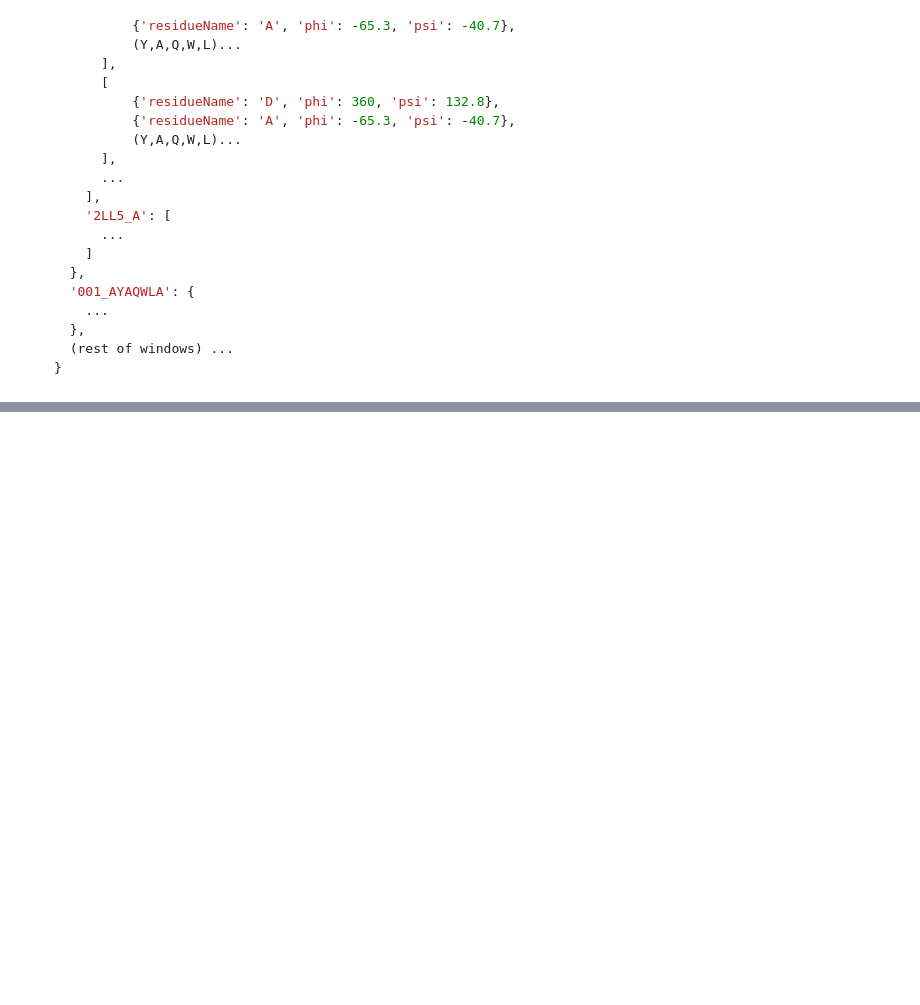
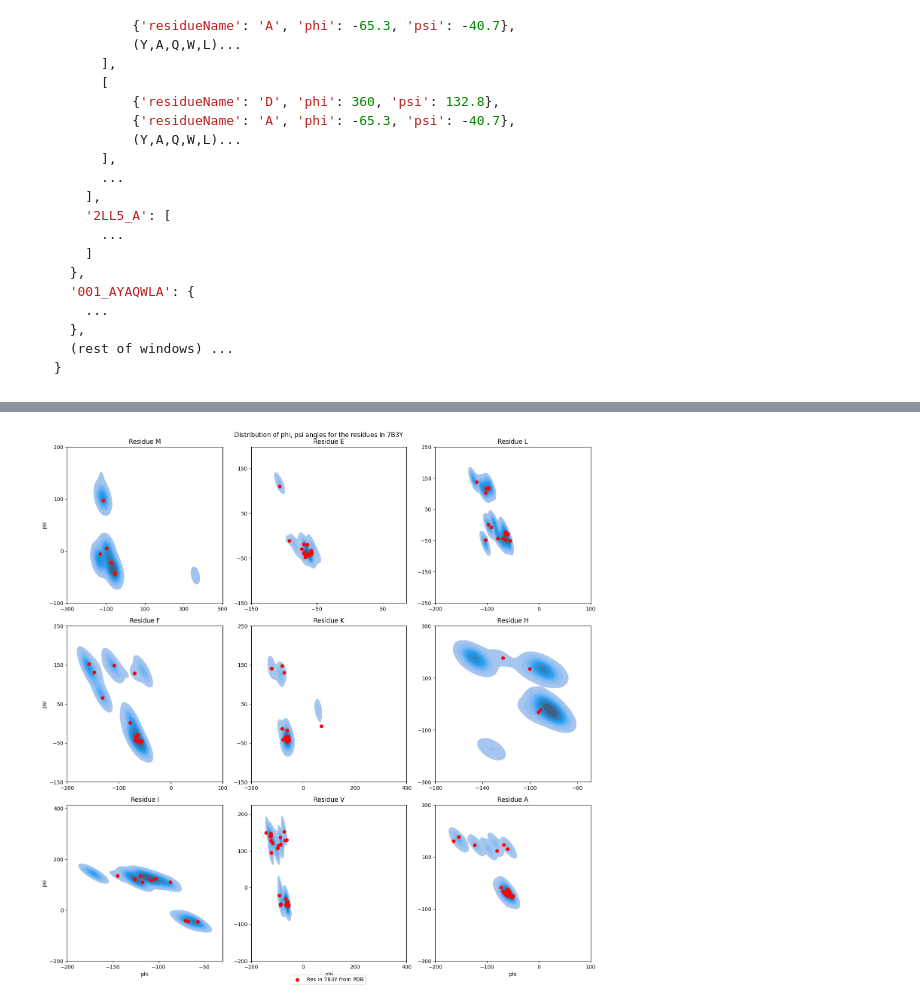
Before and after one commit to Musa-Azeem/protein-dihedral-visualization, a Jupyter notebook: prototype.ipynb, the cells around one changed output, grey strips where cells are left out. Saved outputs shown, nothing was run; the diff lists cells and outputs as text; code cells hidden in the pictures; blank space fills up the shorter version.

```diff
--- a/prototype.ipynb
+++ b/prototype.ipynb
@@ -234 +237,15 @@ for k,v in matches.items():
+# %%
+from tqdm import tqdm
+
+
+phi_psi_mined_by_residue = pd.DataFrame(columns=['res','phi', 'psi', 'seq', 'idx_in_seq', 'chain', 'protein_id'])
+for seq_win,v in tqdm(matches.items()):
+    seq = seq_win[4:]
+    for protein,seq_matches in v.items():
+        # get phi and psi of each residue in window for each match
+        protein_id, chain = protein.split('_')
+        for seq_match in seq_matches:
+            for i,match in enumerate(seq_match):
+                res, phi, psi = match['residueName'], match['phi'], match['psi']
+                phi_psi_mined_by_residue.loc[len(phi_psi_mined_by_residue)] = [res, phi, psi, seq, i, chain, protein_id]
 # %%
@@ -237,4 +254,5 @@ phi_psi.to_csv('7B3Y_phi_psi.csv', index=False)
 # %%
-phi_psi_mined = pd.read_csv('2m7d_phi_psi_mined.csv')
-phi_psi = pd.read_csv('2m7d_phi_psi.csv')
-protein_id_pdb = '2m7d'
+# phi_psi_mined = pd.read_csv('2m7d_phi_psi_mined.csv')
+protein_id_pdb = '7B3Y'
+phi_psi_mined_by_residue = pd.read_csv(f'{protein_id_pdb}_phi_psi_mined_by_residue.csv')
+phi_psi_by_residue = pd.read_csv(f'{protein_id_pdb}_phi_psi_by_residue.csv')
@@ -289,0 +281,26 @@ plt.tight_layout()
+# %%
+import seaborn as sns
+import matplotlib.pyplot as plt
+
+fig, axes = plt.subplots(3,3,figsize=(15,15))
+
+m=0
+for i,key in enumerate(phi_psi_by_residue.res.unique()[m:m+9]):
+    ax = axes.flatten()[i]
+    phi_psi_alpha = phi_psi_by_residue[phi_psi_by_residue.res == key]
+    phi_psi_dist = phi_psi_mined_by_residue[(phi_psi_mined_by_residue.res == key) & (phi_psi_mined_by_residue.protein_id != protein_id_pdb)]
+    sns.kdeplot(data=phi_psi_dist, x='phi', y='psi', ax=ax, fill=True)
+    # ax.scatter(phi_psi_dist['phi'], phi_psi_dist['psi'], label='Res in Matches Found in PDBMine', color='green', marker='.', zorder=5)
+    ax.scatter(phi_psi_alpha['phi'], phi_psi_alpha['psi'], label=f'Res in {protein_id_pdb} from PDB', color='red', marker='o', zorder=10)
+
+    ax.set_title(f'Residue {key}')
+    ax.set_xticks(ax.get_xticks()[::2])
+    ax.set_yticks(ax.get_yticks()[::2])
+    ax.set_xlabel('phi' if i > 5 else '')
+    ax.set_ylabel('psi' if i % 3 == 0 else '')
+    if i == 7:
+        ax.legend(loc=(0.25,-0.15))
+fig.suptitle(f'Distribution of phi, psi angles for the residues in {protein_id_pdb}')
+plt.tight_layout()
+# %% [output]
+[figure, added]
```
Also changed, not shown: parts of 15 cells of this notebook, 5 other files.
